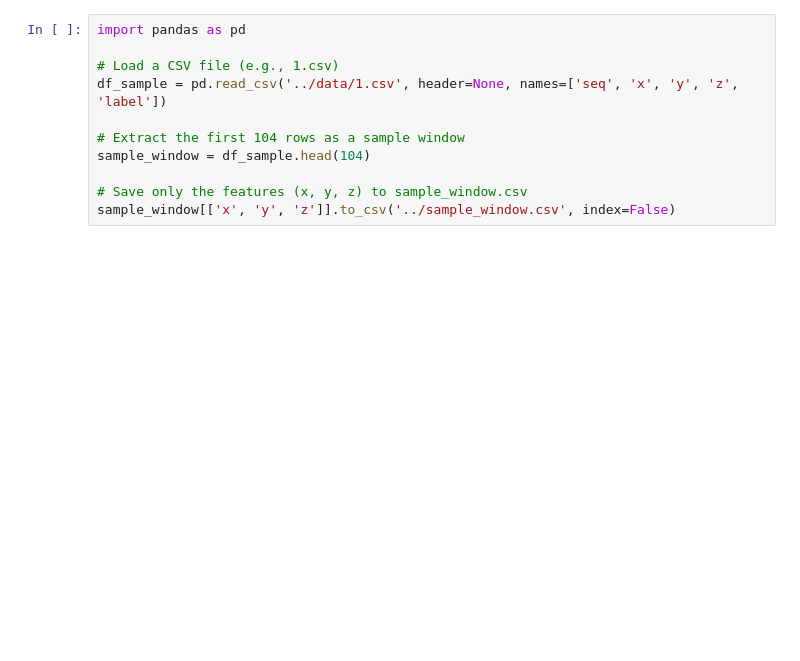
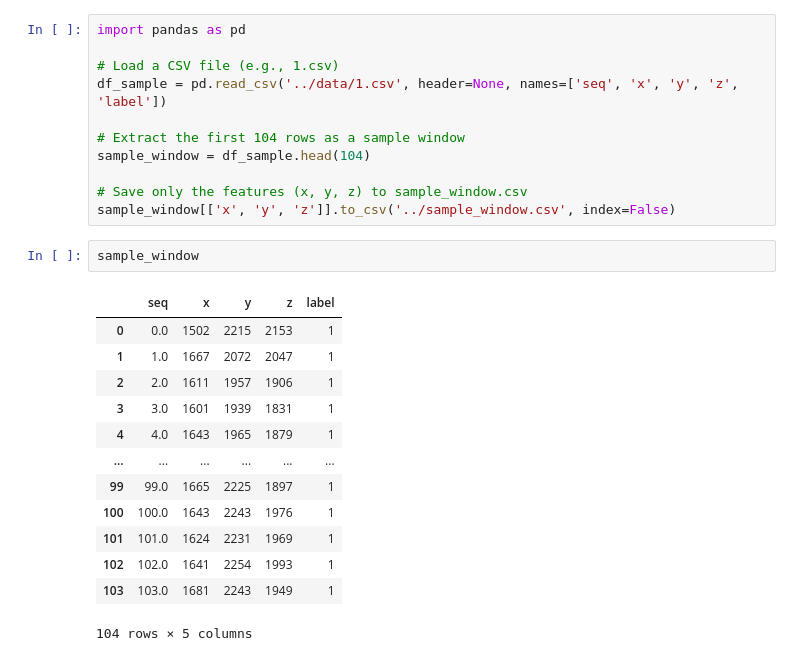
Before and after one commit to kamrandar/Human-Action-Classification, a Jupyter notebook: notebooks/eda.ipynb, the cells around one changed output. Cells and saved outputs as stored; diff of their text form; blank space fills up the shorter version.

Commit message:
updated eda Sampl Window

```diff
--- a/notebooks/eda.ipynb
+++ b/notebooks/eda.ipynb
@@ -324,3 +324,19 @@ sample_window = df_sample.head(104)
 
 # Save only the features (x, y, z) to sample_window.csv
 sample_window[['x', 'y', 'z']].to_csv('../sample_window.csv', index=False)
+# %%
+sample_window
+# %% [output]
+|  | seq | x | y | z | label |
+| 0 | 0.0 | 1502 | 2215 | 2153 | 1 |
+| 1 | 1.0 | 1667 | 2072 | 2047 | 1 |
+| 2 | 2.0 | 1611 | 1957 | 1906 | 1 |
+| 3 | 3.0 | 1601 | 1939 | 1831 | 1 |
+| 4 | 4.0 | 1643 | 1965 | 1879 | 1 |
+| ... | ... | ... | ... | ... | ... |
+| 99 | 99.0 | 1665 | 2225 | 1897 | 1 |
+| 100 | 100.0 | 1643 | 2243 | 1976 | 1 |
+| 101 | 101.0 | 1624 | 2231 | 1969 | 1 |
+| 102 | 102.0 | 1641 | 2254 | 1993 | 1 |
+| 103 | 103.0 | 1681 | 2243 | 1949 | 1 |
+104 rows × 5 columns
```
Also changed, not shown: 1 other file.
